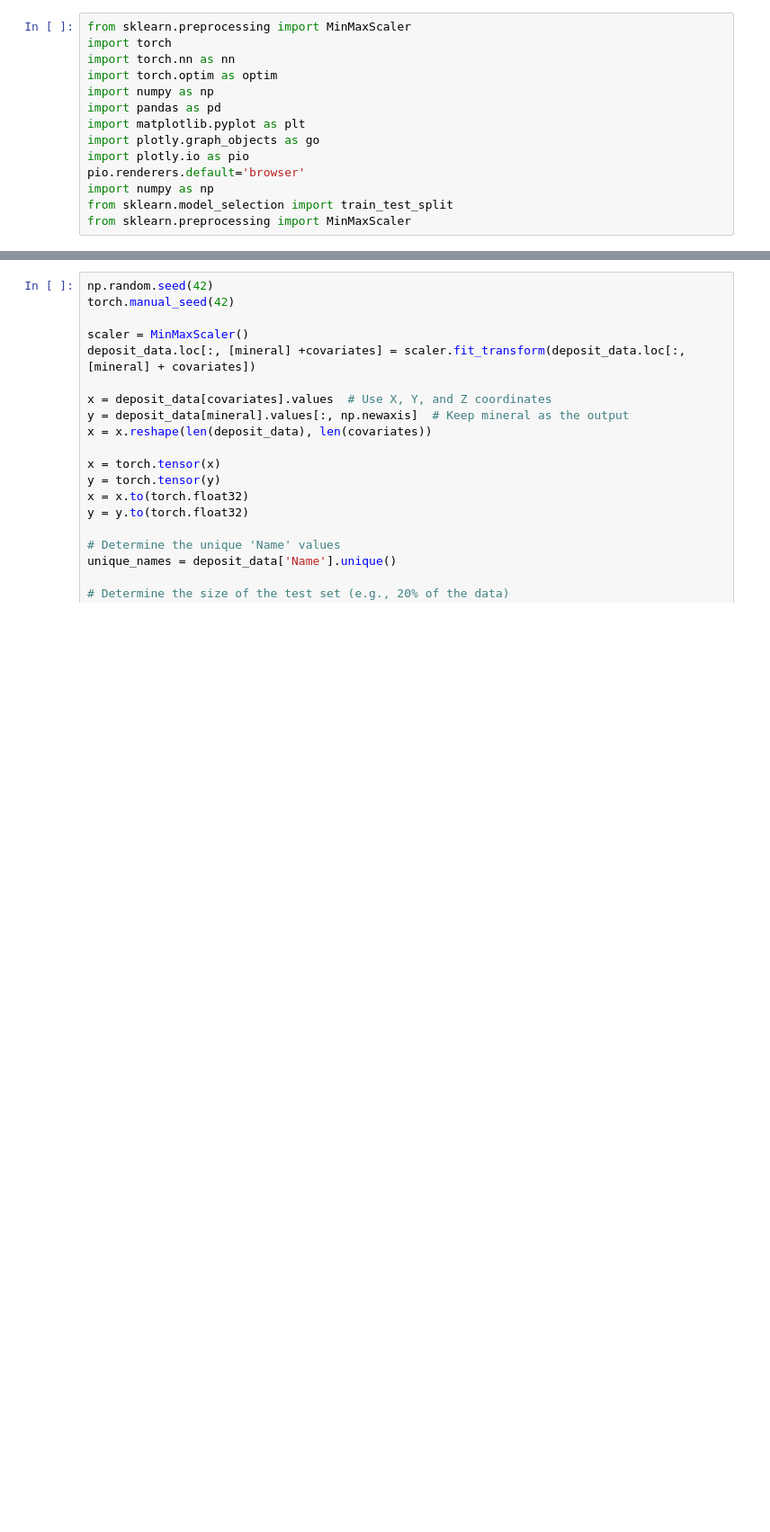
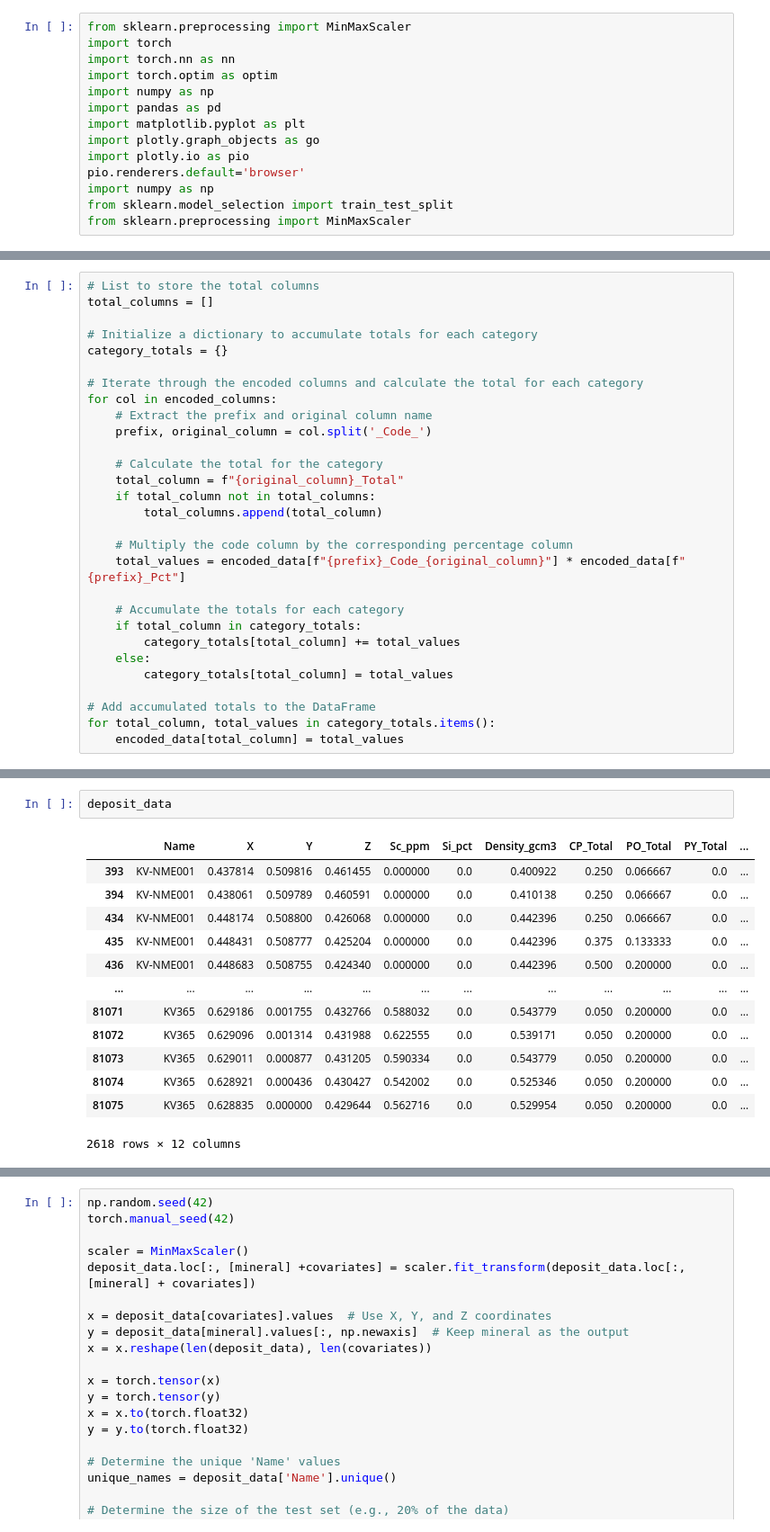
Before and after one commit to Fabian-Leal/PhD-Thesis---Incorporating-Deep-Learning-into-Statistical-Models-for-Spatial-Interpolation, a Jupyter notebook: Paper 3 PhD BNNs for multivariate predictions/NN Multivariate/Multivariates prediction density.ipynb, the cells around one changed output, grey strips where cells are left out. Shown at 90% size. Drawn from its saved outputs; the diff is of its cells as text; blank space fills up the shorter version.

```diff
--- a/Paper 3 PhD BNNs for multivariate predictions/NN Multivariate/Multivariates prediction density.ipynb
+++ b/Paper 3 PhD BNNs for multivariate predictions/NN Multivariate/Multivariates prediction density.ipynb
@@ -16,0 +88,29 @@ density_data = pd.read_csv("../Curated_data/density_predictors.csv", low_memory=
+# %%
+# List to store the total columns
+total_columns = []
+
+# Initialize a dictionary to accumulate totals for each category
+category_totals = {}
+
+# Iterate through the encoded columns and calculate the total for each category
+for col in encoded_columns:
+    # Extract the prefix and original column name
+    prefix, original_column = col.split('_Code_')
+
+    # Calculate the total for the category
+    total_column = f"{original_column}_Total"
+    if total_column not in total_columns:
+        total_columns.append(total_column)
+
+    # Multiply the code column by the corresponding percentage column
+    total_values = encoded_data[f"{prefix}_Code_{original_column}"] * encoded_data[f"{prefix}_Pct"]
+
+    # Accumulate the totals for each category
+    if total_column in category_totals:
+        category_totals[total_column] += total_values
+    else:
+        category_totals[total_column] = total_values
+
+# Add accumulated totals to the DataFrame
+for total_column, total_values in category_totals.items():
+    encoded_data[total_column] = total_values
@@ -35,3 +139,19 @@ mineral = 'Density_gcm3'
+# %%
+deposit_data
+# %% [output]
+|  | Name | X | Y | Z | Sc_ppm | Si_pct | Density_gcm3 | CP_Total | PO_Total | PY_Total | ... |
+| 393 | KV-NME001 | 0.437814 | 0.509816 | 0.461455 | 0.000000 | 0.0 | 0.400922 | 0.250 | 0.066667 | 0.0 | ... |
+| 394 | KV-NME001 | 0.438061 | 0.509789 | 0.460591 | 0.000000 | 0.0 | 0.410138 | 0.250 | 0.066667 | 0.0 | ... |
+| 434 | KV-NME001 | 0.448174 | 0.508800 | 0.426068 | 0.000000 | 0.0 | 0.442396 | 0.250 | 0.066667 | 0.0 | ... |
+| 435 | KV-NME001 | 0.448431 | 0.508777 | 0.425204 | 0.000000 | 0.0 | 0.442396 | 0.375 | 0.133333 | 0.0 | ... |
+| 436 | KV-NME001 | 0.448683 | 0.508755 | 0.424340 | 0.000000 | 0.0 | 0.442396 | 0.500 | 0.200000 | 0.0 | ... |
+| ... | ... | ... | ... | ... | ... | ... | ... | ... | ... | ... | ... |
+| 81071 | KV365 | 0.629186 | 0.001755 | 0.432766 | 0.588032 | 0.0 | 0.543779 | 0.050 | 0.200000 | 0.0 | ... |
+| 81072 | KV365 | 0.629096 | 0.001314 | 0.431988 | 0.622555 | 0.0 | 0.539171 | 0.050 | 0.200000 | 0.0 | ... |
+| 81073 | KV365 | 0.629011 | 0.000877 | 0.431205 | 0.590334 | 0.0 | 0.543779 | 0.050 | 0.200000 | 0.0 | ... |
+| 81074 | KV365 | 0.628921 | 0.000436 | 0.430427 | 0.542002 | 0.0 | 0.525346 | 0.050 | 0.200000 | 0.0 | ... |
+| 81075 | KV365 | 0.628835 | 0.000000 | 0.429644 | 0.562716 | 0.0 | 0.529954 | 0.050 | 0.200000 | 0.0 | ... |
+2618 rows × 12 columns
 # %%
 np.random.seed(42)
 torch.manual_seed(42)
```
Also changed, not shown: parts of 17 cells of this notebook, 3 other files.
